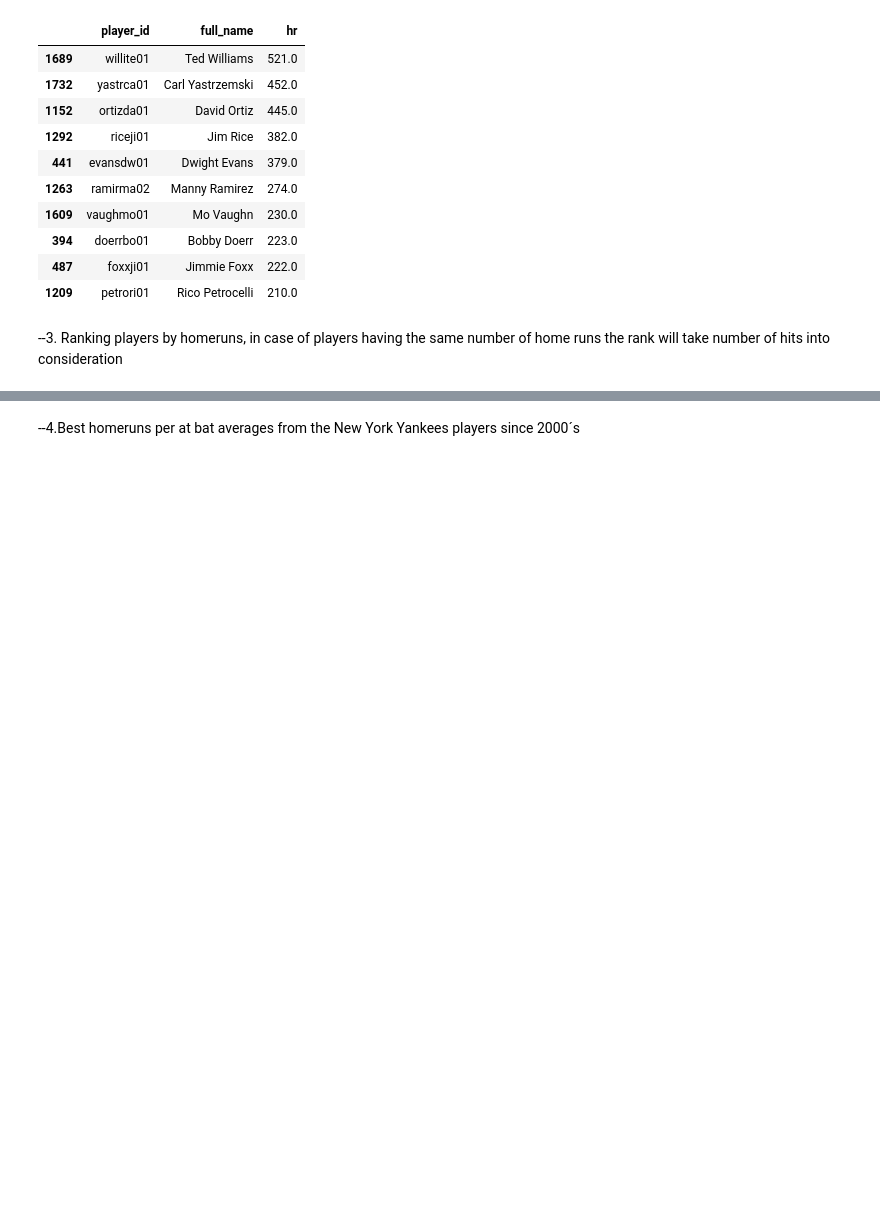
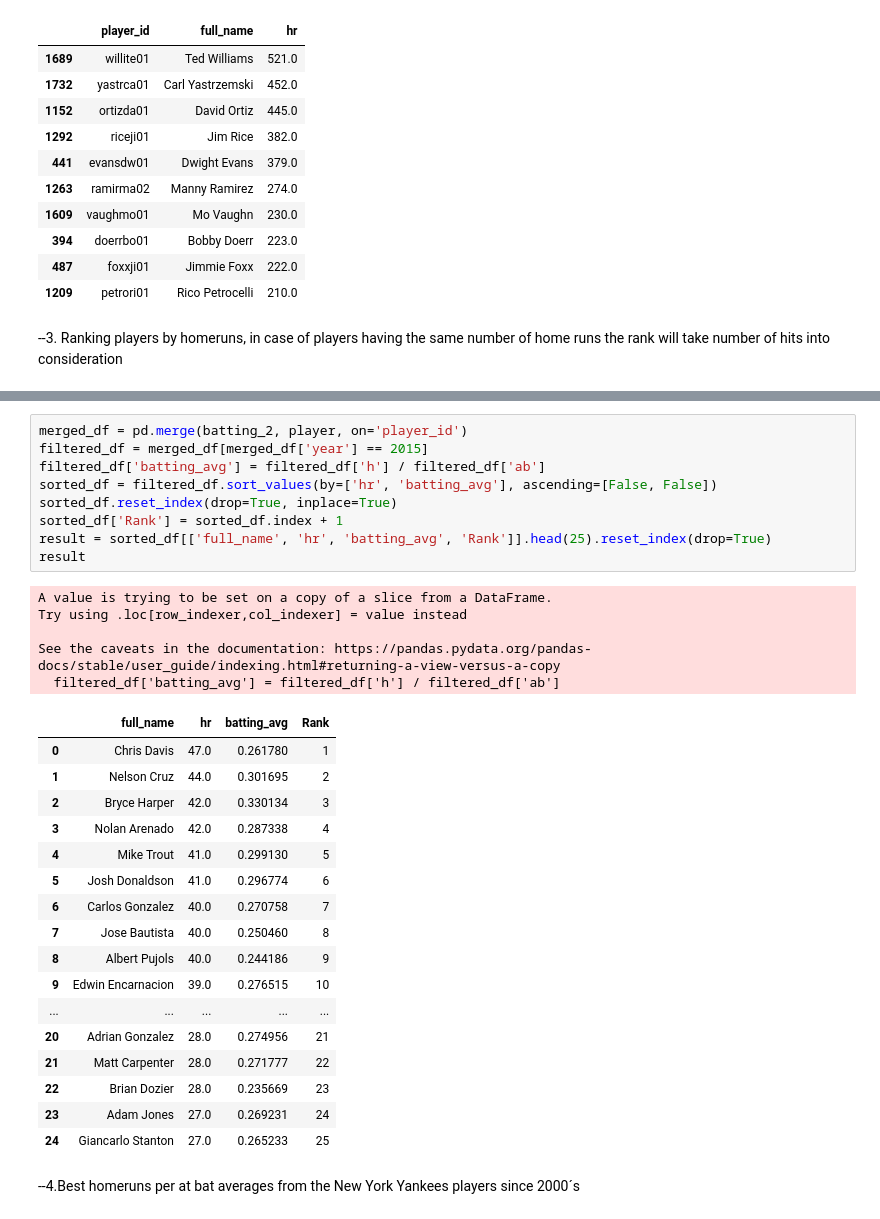
Before and after one commit to andresdr11/_MLB-Database-Analysis_, a Jupyter notebook: Python/Pandas.ipynb, the cells around one changed output, grey strips where cells are left out. Drawn from its saved outputs; the diff is of its cells as text; blank space fills up the shorter version.

```diff
--- a/Python/Pandas.ipynb
+++ b/Python/Pandas.ipynb
@@ -119,3 +79,35 @@ See the caveats in the documentation: https://pandas.pydata.org/pandas-docs/stab
+# %%
+merged_df = pd.merge(batting_2, player, on='player_id')
+filtered_df = merged_df[merged_df['year'] == 2015]
+filtered_df['batting_avg'] = filtered_df['h'] / filtered_df['ab']
+sorted_df = filtered_df.sort_values(by=['hr', 'batting_avg'], ascending=[False, False])
+sorted_df.reset_index(drop=True, inplace=True)
+sorted_df['Rank'] = sorted_df.index + 1
+result = sorted_df[['full_name', 'hr', 'batting_avg', 'Rank']].head(25).reset_index(drop=True)
+result
+# %% [output]
+A value is trying to be set on a copy of a slice from a DataFrame.
+Try using .loc[row_indexer,col_indexer] = value instead
+
+See the caveats in the documentation: https://pandas.pydata.org/pandas-docs/stable/user_guide/indexing.html#returning-a-view-versus-a-copy
+  filtered_df['batting_avg'] = filtered_df['h'] / filtered_df['ab']
+|  | full_name | hr | batting_avg | Rank |
+| 0 | Chris Davis | 47.0 | 0.261780 | 1 |
+| 1 | Nelson Cruz | 44.0 | 0.301695 | 2 |
+| 2 | Bryce Harper | 42.0 | 0.330134 | 3 |
+| 3 | Nolan Arenado | 42.0 | 0.287338 | 4 |
+| 4 | Mike Trout | 41.0 | 0.299130 | 5 |
+| 5 | Josh Donaldson | 41.0 | 0.296774 | 6 |
+| 6 | Carlos Gonzalez | 40.0 | 0.270758 | 7 |
+| 7 | Jose Bautista | 40.0 | 0.250460 | 8 |
+| 8 | Albert Pujols | 40.0 | 0.244186 | 9 |
+| 9 | Edwin Encarnacion | 39.0 | 0.276515 | 10 |
+| ... | ... | ... | ... | ... |
+| 20 | Adrian Gonzalez | 28.0 | 0.274956 | 21 |
+| 21 | Matt Carpenter | 28.0 | 0.271777 | 22 |
+| 22 | Brian Dozier | 28.0 | 0.235669 | 23 |
+| 23 | Adam Jones | 27.0 | 0.269231 | 24 |
+| 24 | Giancarlo Stanton | 27.0 | 0.265233 | 25 |
 # %% [markdown]
 --4.Best homeruns per at bat averages from the New York Yankees players since 2000´s
 # %%
```
Also changed, not shown: parts of 4 cells of this notebook, 1 other file.
